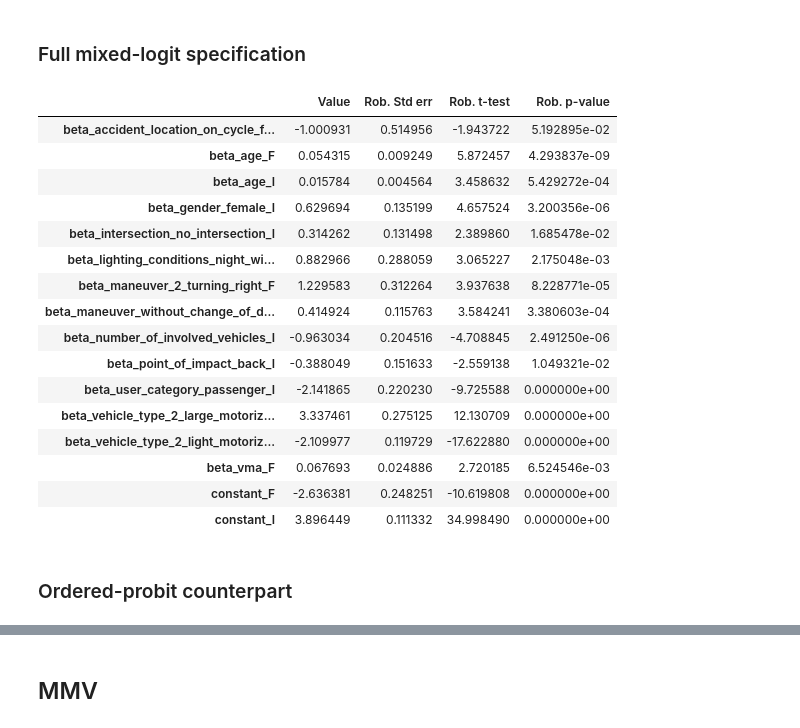
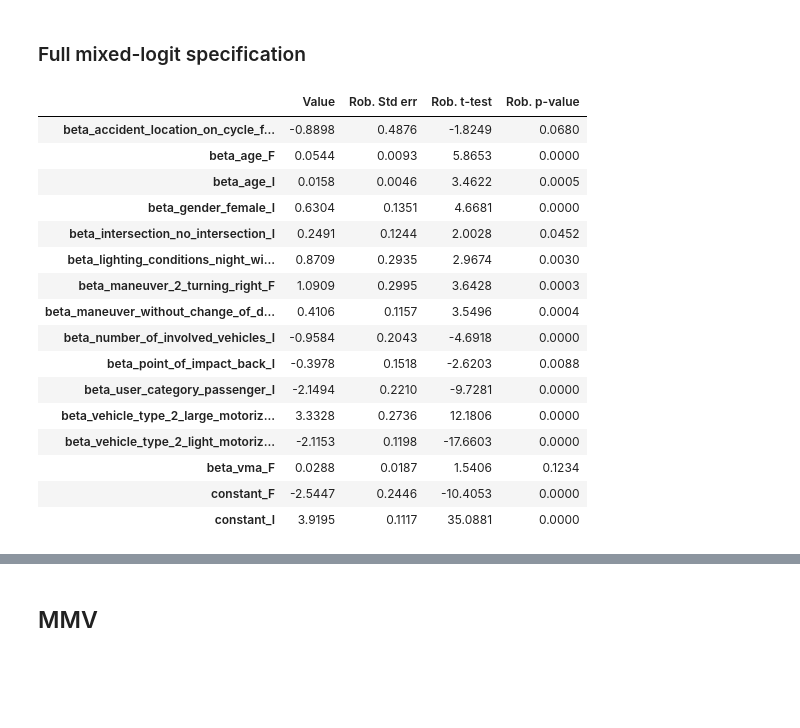
Before and after one commit to martin1207/modeling-mmv-severity, a Jupyter notebook: modeling_development.ipynb, the cells around one changed output, grey strips where cells are left out. Saved outputs shown, nothing was run; the diff lists cells and outputs as text; code cells hidden in the pictures; blank space fills up the shorter version.

```diff
--- a/modeling_development.ipynb
+++ b/modeling_development.ipynb
@@ -100,0 +93,24 @@ database_sv= db.Database('database_sv',df_sv)
+# %%
+df_non_dummies=pd.concat([df_non_dummies,df_dummies],axis=1)
+
+## Removing useless rows
+df_non_dummies=df_non_dummies.dropna(subset=['age','severity'])
+
+
+# On garde les observations sans tiers identifie au lieu de les supprimer :
+# la variable est mise a 0 -- soit la moyenne, puisque les continues sont
+# centrees -- et l'indicatrice ci-dessous absorbe le niveau propre de ce groupe.
+# `beta_age_opposite_mean` reste donc identifie sur les seules lignes renseignees.
+df_non_dummies['age_opposite_missing'] = (
+    df_non_dummies['age_opposite_mean'].isna().astype(int)
+)
+df_non_dummies['age_opposite_mean'] = df_non_dummies['age_opposite_mean'].fillna(0.0)
+
+# Meme traitement pour la vitesse limite : une fois centree, imputer par 0
+# revient a imputer par la moyenne des vitesses RENSEIGNEES. L'indicatrice
+# `speed_limit_unknown`, creee plus haut, porte l'ecart propre a ces
+# observations -- c'est l'ajustement par variable indicatrice du manuscrit.
+# Biogeme refuserait de toute facon un NaN dans la base.
+df_non_dummies['vma'] = df_non_dummies['vma'].fillna(0.0)
+
+df_non_dummies = df_non_dummies.reset_index(drop=True)
@@ -239,8 +330,13 @@ results_constant_car = estimate_in('motorized_vehicles', model_cst_car)
 # %% [markdown]
 ### Full mixed-logit specification
 # %%
-
+# `Maneuver_2` / `vehicle_type_2` decrivent le premier tiers, `_3` le second.
+# Les sommer donnerait 2 quand les deux tiers partagent la caracteristique : on
+# veut une indicatrice « au moins un des tiers », donc un OU logique. Sur ce
+# segment, 35 collisions ont un vehicule motorise leger en tiers 3 sans l'avoir
+# en tiers 2, et une seule les deux.
 def any_of(*terms):
+    """Indicatrice 0/1 : au moins un des termes est non nul."""
     total = terms[0]
     for term in terms[1:]:
         total = total + term
@@ -259,15 +355,19 @@ v_injury = (  beta_gender_female_I * gender_female  + constant_I +beta_age_I*age
       + beta_maneuver_without_change_of_direction_I * maneuver_without_change_of_direction
     #  + user_category_passenger * (beta_gender_driver_female_I * gender_driver_female)
      + beta_intersection_no_intersection_I * (intersection_no_intersection)
-# + beta_maneuver_2_overtaking_I * any_of(maneuver_2_overtaking, maneuver_3_overtaking)
 )
 
 v_fatality = (  constant_F
 
         + beta_age_F * age
 
-        + beta_vma_F * vma * intersection_no_intersection
-        + beta_vehicle_type_2_large_motorized_vehicle_F * any_of(vehicle_type_2_large_motorized_vehicle,
+        # Interaction retenue : M0 -> M2 significatif (LR = 10.90, p = 0.001)
+        # et M2 -> M3 non significatif (LR = 0.10, p = 0.76), donc ajouter
+        # une pente commune par-dessus n'apporte rien. La vitesse n'entre
+        # donc QUE hors intersection.
+        + beta_vma_F * vma
+       # + beta_speed_limit_unknown_F * speed_limit_unknown
+                      + beta_vehicle_type_2_large_motorized_vehicle_F * any_of(vehicle_type_2_large_motorized_vehicle,
                                                                 vehicle_type_3_large_motorized_vehicle)
 
         + beta_lighting_conditions_night_with_street_lightings_on_F * (lighting_conditions_night_with_street_lightings_on + lighting_conditions_night_without_street_lightings)
@@ -276,7 +376,6 @@ v_fatality = (  constant_F
        # + beta_lighting_conditions_night_without_street_lightings_F* lighting_conditions_night_without_street_lightings
    #    + user_category_passenger * (beta_gender_driver_female_I * gender_driver_female)
     # + beta_intersection_no_intersection_F  * intersection_no_intersection
-
 )
 
 utility_motorized_vehicles = {
@@ -312,24 +407,22 @@ model_car.modelName = "logit_car_crashes"
 # Estimate the parameters.
 results_ml_motorized_vehicles = estimate_in('motorized_vehicles', model_car)
 # %%
-results_ml_motorized_vehicles.get_estimated_parameters()
+results_ml_motorized_vehicles.get_estimated_parameters().round(4)
 # %% [output]
 |  | Value | Rob. Std err | Rob. t-test | Rob. p-value |
-| beta_accident_location_on_cycle_f... | -1.000931 | 0.514956 | -1.943722 | 5.192895e-02 |
-| beta_age_F | 0.054315 | 0.009249 | 5.872457 | 4.293837e-09 |
-| beta_age_I | 0.015784 | 0.004564 | 3.458632 | 5.429272e-04 |
-| beta_gender_female_I | 0.629694 | 0.135199 | 4.657524 | 3.200356e-06 |
-| beta_intersection_no_intersection_I | 0.314262 | 0.131498 | 2.389860 | 1.685478e-02 |
-| beta_lighting_conditions_night_wi... | 0.882966 | 0.288059 | 3.065227 | 2.175048e-03 |
-| beta_maneuver_2_turning_right_F | 1.229583 | 0.312264 | 3.937638 | 8.228771e-05 |
-| beta_maneuver_without_change_of_d... | 0.414924 | 0.115763 | 3.584241 | 3.380603e-04 |
-| beta_number_of_involved_vehicles_I | -0.963034 | 0.204516 | -4.708845 | 2.491250e-06 |
-| beta_point_of_impact_back_I | -0.388049 | 0.151633 | -2.559138 | 1.049321e-02 |
-| beta_user_category_passenger_I | -2.141865 | 0.220230 | -9.725588 | 0.000000e+00 |
-| beta_vehicle_type_2_large_motoriz... | 3.337461 | 0.275125 | 12.130709 | 0.000000e+00 |
-| beta_vehicle_type_2_light_motoriz... | -2.109977 | 0.119729 | -17.622880 | 0.000000e+00 |
-| beta_vma_F | 0.067693 | 0.024886 | 2.720185 | 6.524546e-03 |
-| constant_F | -2.636381 | 0.248251 | -10.619808 | 0.000000e+00 |
-| constant_I | 3.896449 | 0.111332 | 34.998490 | 0.000000e+00 |
+| beta_accident_location_on_cycle_f... | -0.8898 | 0.4876 | -1.8249 | 0.0680 |
+| beta_age_F | 0.0544 | 0.0093 | 5.8653 | 0.0000 |
+| beta_age_I | 0.0158 | 0.0046 | 3.4622 | 0.0005 |
+| beta_gender_female_I | 0.6304 | 0.1351 | 4.6681 | 0.0000 |
+| beta_intersection_no_intersection_I | 0.2491 | 0.1244 | 2.0028 | 0.0452 |
+| beta_lighting_conditions_night_wi... | 0.8709 | 0.2935 | 2.9674 | 0.0030 |
+| beta_maneuver_2_turning_right_F | 1.0909 | 0.2995 | 3.6428 | 0.0003 |
+| beta_maneuver_without_change_of_d... | 0.4106 | 0.1157 | 3.5496 | 0.0004 |
+| beta_number_of_involved_vehicles_I | -0.9584 | 0.2043 | -4.6918 | 0.0000 |
+| beta_point_of_impact_back_I | -0.3978 | 0.1518 | -2.6203 | 0.0088 |
+| beta_user_category_passenger_I | -2.1494 | 0.2210 | -9.7281 | 0.0000 |
+| beta_vehicle_type_2_large_motoriz... | 3.3328 | 0.2736 | 12.1806 | 0.0000 |
+| beta_vehicle_type_2_light_motoriz... | -2.1153 | 0.1198 | -17.6603 | 0.0000 |
+| beta_vma_F | 0.0288 | 0.0187 | 1.5406 | 0.1234 |
+| constant_F | -2.5447 | 0.2446 | -10.4053 | 0.0000 |
+| constant_I | 3.9195 | 0.1117 | 35.0881 | 0.0000 |
-# %% [markdown]
-### Ordered-probit counterpart
```
Also changed, not shown: parts of 51 cells of this notebook.
